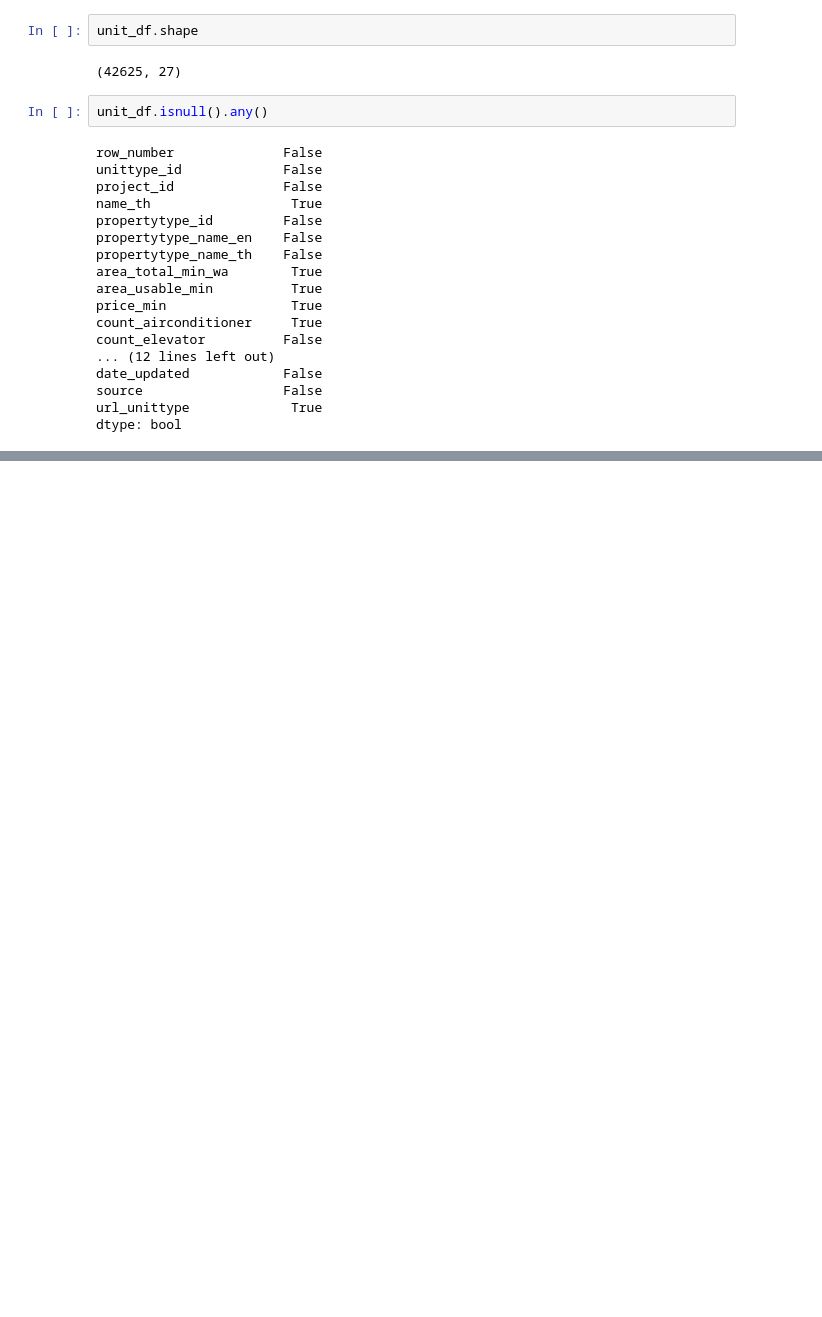
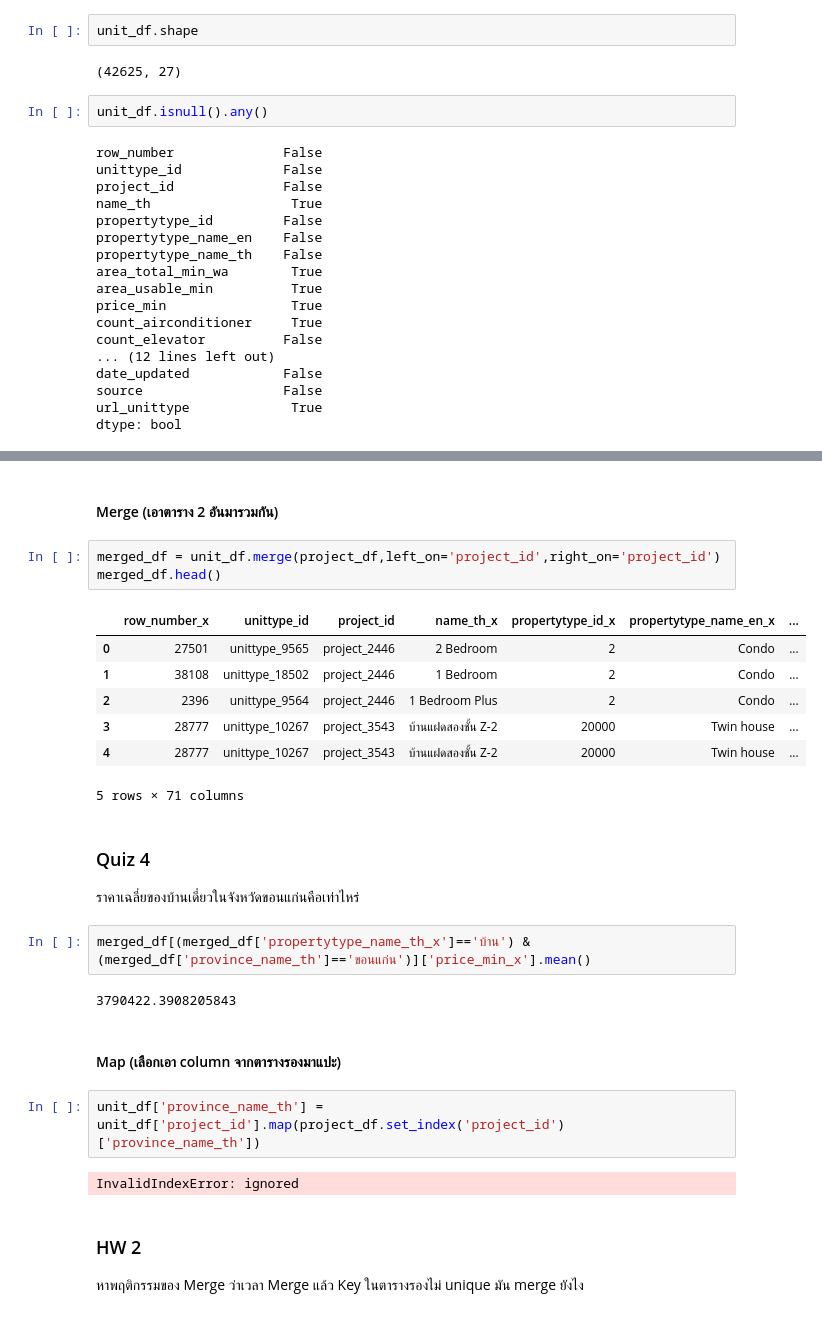
Before and after one commit to tohnperfect/DPDM65, a Jupyter notebook: preprocessing.ipynb, the cells around one changed output, grey strips where cells are left out. Saved outputs shown, nothing was run; the diff lists cells and outputs as text; blank space fills up the shorter version.

Commit message:
merge and map

```diff
--- a/preprocessing.ipynb
+++ b/preprocessing.ipynb
@@ -672,0 +715,29 @@ dtype: bool
+# %% [markdown]
+#### Merge (เอาตาราง 2 อันมารวมกัน)
+# %%
+merged_df = unit_df.merge(project_df,left_on='project_id',right_on='project_id')
+merged_df.head()
+# %% [output]
+|  | row_number_x | unittype_id | project_id | name_th_x | propertytype_id_x | propertytype_name_en_x | ... |
+| 0 | 27501 | unittype_9565 | project_2446 | 2 Bedroom | 2 | Condo | ... |
+| 1 | 38108 | unittype_18502 | project_2446 | 1 Bedroom | 2 | Condo | ... |
+| 2 | 2396 | unittype_9564 | project_2446 | 1 Bedroom Plus | 2 | Condo | ... |
+| 3 | 28777 | unittype_10267 | project_3543 | บ้านแฝดสองชั้น Z-2 | 20000 | Twin house | ... |
+| 4 | 28777 | unittype_10267 | project_3543 | บ้านแฝดสองชั้น Z-2 | 20000 | Twin house | ... |
+5 rows × 71 columns
+# %% [markdown]
+### Quiz 4
+ราคาเฉลี่ยของบ้านเดี่ยวในจังหวัดขอนแก่นคือเท่าไหร่
+# %%
+merged_df[(merged_df['propertytype_name_th_x']=='บ้าน') & (merged_df['province_name_th']=='ขอนแก่น')]['price_min_x'].mean()
+# %% [output]
+3790422.3908205843
+# %% [markdown]
+#### Map (เลือกเอา column จากตารางรองมาแปะ)
+# %%
+unit_df['province_name_th'] = unit_df['project_id'].map(project_df.set_index('project_id')['province_name_th'])
+# %% [output]
+InvalidIndexError: ignored
+# %% [markdown]
+### HW 2
+หาพฤติกรรมของ Merge ว่าเวลา Merge แล้ว Key ในตารางรองไม่ unique มัน merge ยังไง
```
Also changed, not shown: parts of 10 cells of this notebook.
